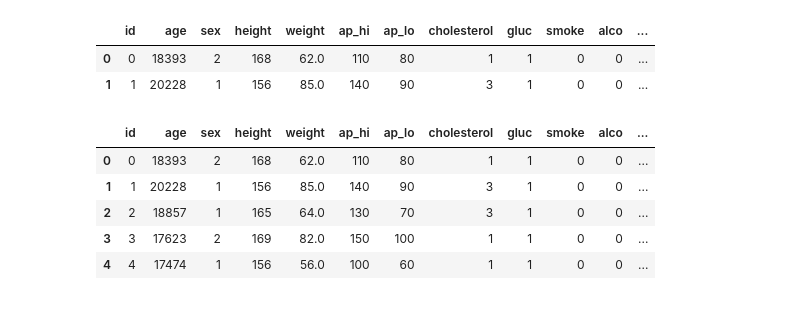
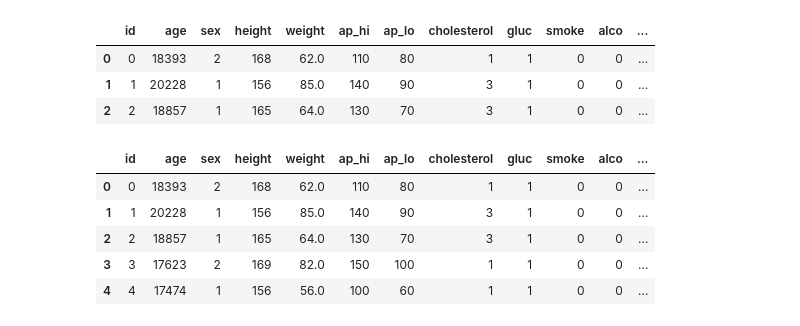
Before and after one commit to Daroch/boilerplate-medical-data-visualizer, a Jupyter notebook: medical.ipynb, the cells around one changed output. Saved outputs shown, nothing was run; the diff lists cells and outputs as text; code cells hidden in the pictures.

```diff
--- a/medical.ipynb
+++ b/medical.ipynb
@@ -8,11 +8,12 @@ from pandas import value_counts
 # Import data
 df = pd.read_csv('medical_examination.csv')
 # %%
-df.head(2)
+df.head(3)
 # %% [output]
 |  | id | age | sex | height | weight | ap_hi | ap_lo | cholesterol | gluc | smoke | alco | ... |
 | 0 | 0 | 18393 | 2 | 168 | 62.0 | 110 | 80 | 1 | 1 | 0 | 0 | ... |
 | 1 | 1 | 20228 | 1 | 156 | 85.0 | 140 | 90 | 3 | 1 | 0 | 0 | ... |
+| 2 | 2 | 18857 | 1 | 165 | 64.0 | 130 | 70 | 3 | 1 | 0 | 0 | ... |
 # %%
 df['bmi']= df['weight']/(df['height']/100)**2
 df['overweight']= np.where(df['bmi']>25, 1, 0)
```
